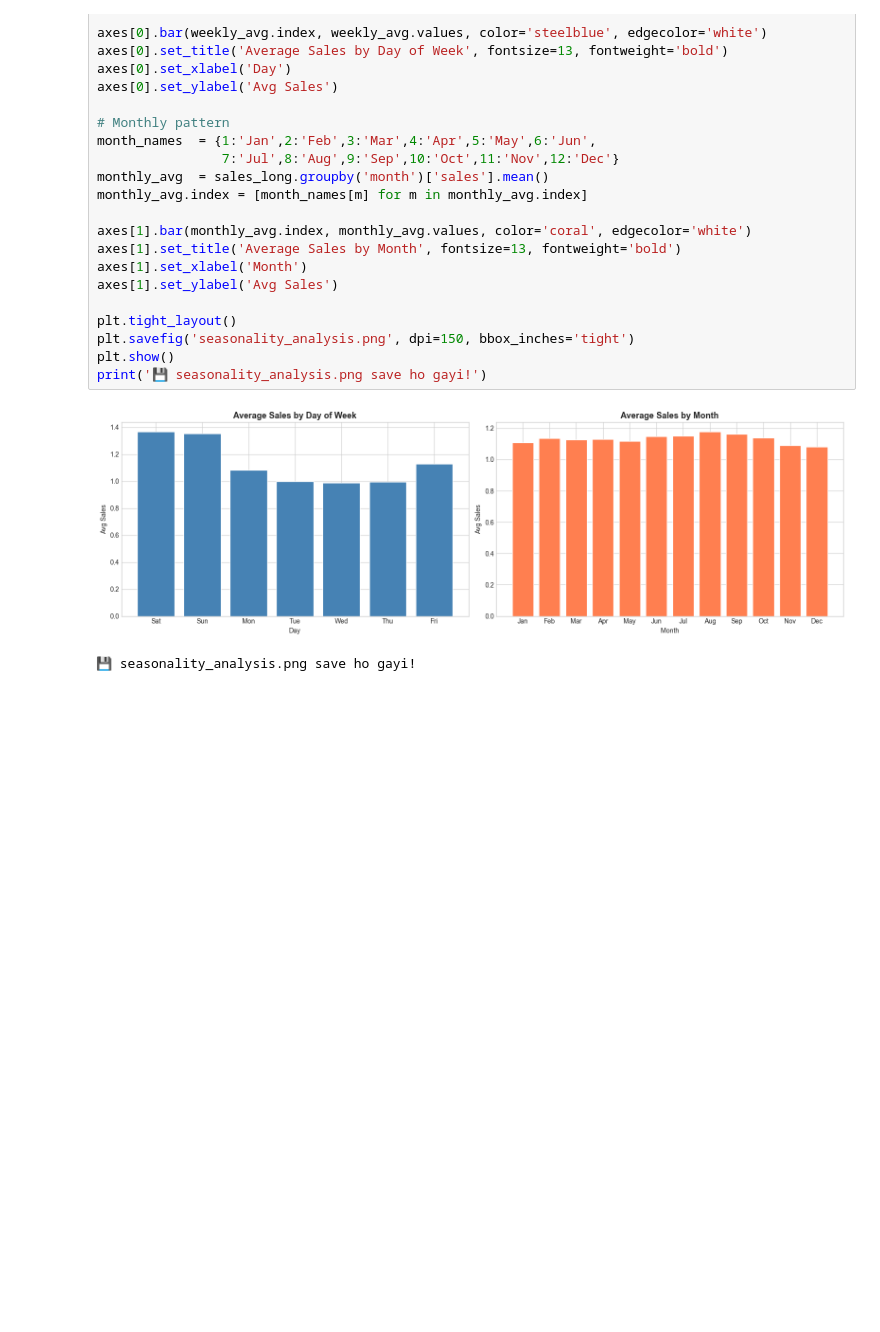
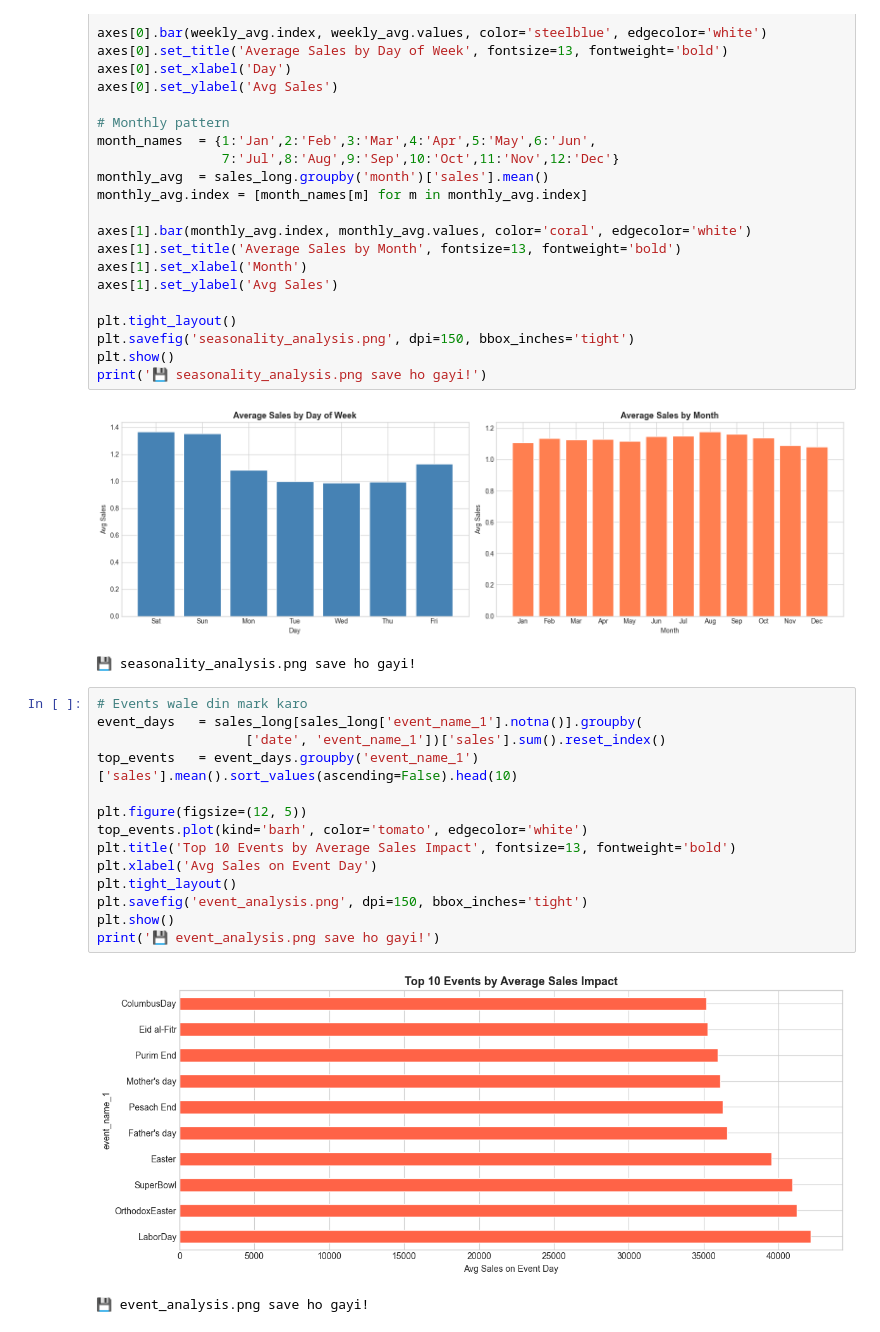
Before and after one commit to chashak20/demand-forecasting-project, a Jupyter notebook: Untitled.ipynb, the cells around one changed output. Saved outputs shown, nothing was run; the diff lists cells and outputs as text; blank space fills up the shorter version.

```diff
--- a/Untitled.ipynb
+++ b/Untitled.ipynb
@@ -157,3 +157,20 @@ print('💾 seasonality_analysis.png save ho gayi!')
 # %% [output]
 [figure]
 💾 seasonality_analysis.png save ho gayi!
+# %%
+# Events wale din mark karo
+event_days   = sales_long[sales_long['event_name_1'].notna()].groupby(
+                   ['date', 'event_name_1'])['sales'].sum().reset_index()
+top_events   = event_days.groupby('event_name_1')['sales'].mean().sort_values(ascending=False).head(10)
+
+plt.figure(figsize=(12, 5))
+top_events.plot(kind='barh', color='tomato', edgecolor='white')
+plt.title('Top 10 Events by Average Sales Impact', fontsize=13, fontweight='bold')
+plt.xlabel('Avg Sales on Event Day')
+plt.tight_layout()
+plt.savefig('event_analysis.png', dpi=150, bbox_inches='tight')
+plt.show()
+print('💾 event_analysis.png save ho gayi!')
+# %% [output]
+[figure, added]
+💾 event_analysis.png save ho gayi!
```
Also changed, not shown: parts of 2 cells of this notebook, 2 other files.
